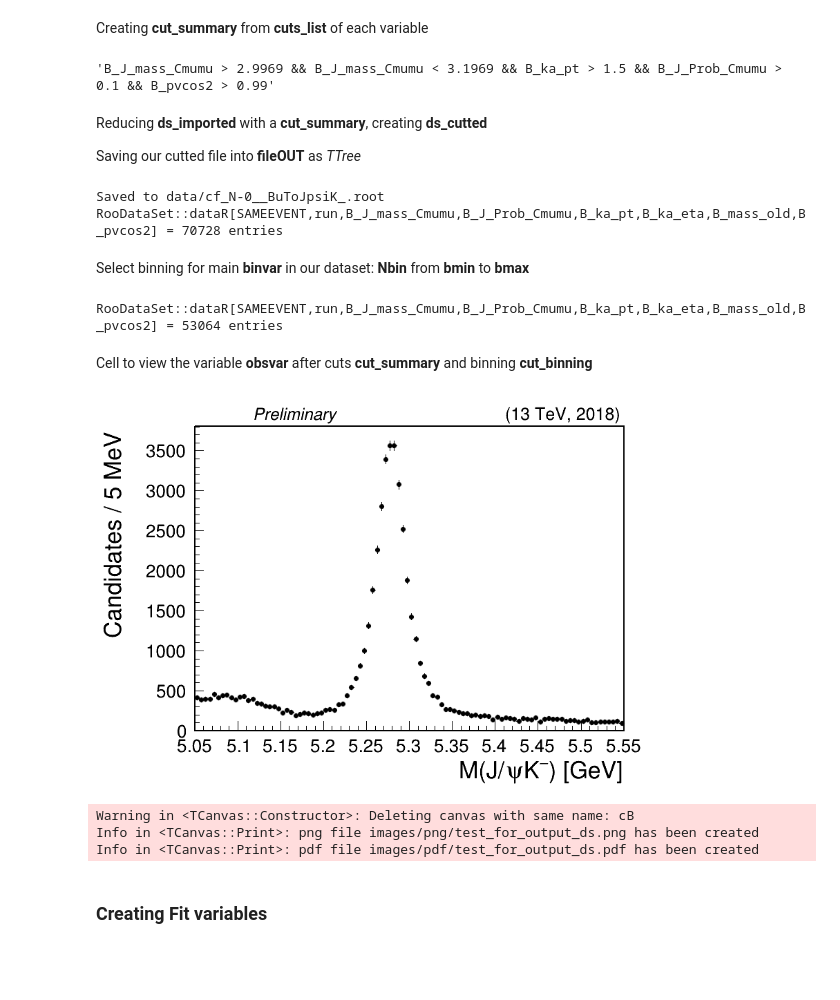
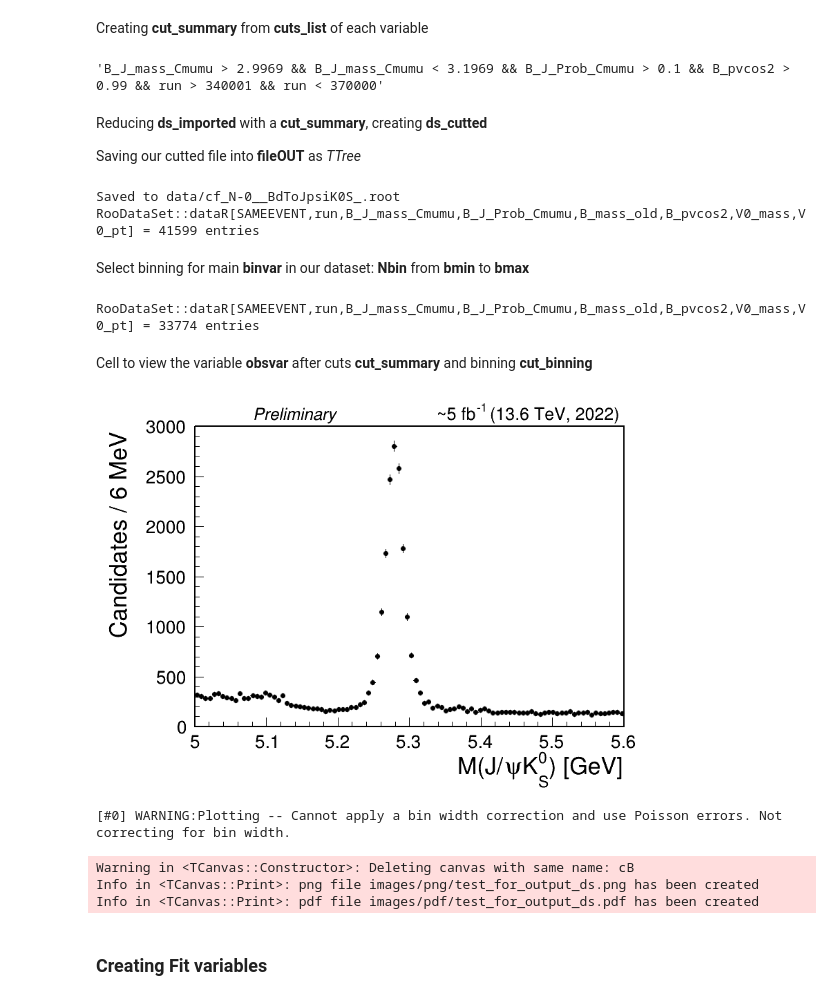
Before and after one commit to Kiarendil/ROOT_notebook, a Jupyter notebook: Analysis.ipynb, the cells around one changed output. Drawn from its saved outputs; the diff is of its cells as text; code cells hidden in the pictures; blank space fills up the shorter version.

```diff
--- a/Analysis.ipynb
+++ b/Analysis.ipynb
@@ -28,7 +30,7 @@ Settings and names for analysis
 
 N = '0'
 path_to_data = 'data/'
-filename = N + '_BuToJpsiK'
+filename = N + '_BdToJpsiK0S'
 
 
 # BELOW:
@@ -66,21 +68,26 @@ Name of vars are to be taken from .root file.
 # __ __ __ __ __ __ __ __ GENERAL STUFF __ __ __ __ __ __ __ __
 #
 SAMEEVENT            = ROOT.RooRealVar('SAMEEVENT'      , 'SAMEEVENT', -0.5, 1.5)
-run                  = ROOT.RooRealVar('run'            ,  'run'     , 100000, 350000)
+run                  = ROOT.RooRealVar('run'            ,  'run'     , 100000, 370000)
 #
 # __ __ __ __ __ __ __ __ PSI VARS __ __ __ __ __ __ __ __
 #
-B_J_mass_Cmumu       = ROOT.RooRealVar('B_J_mass_Cmumu', 'M(#mu^{+} #mu^{#minus}) [GeV]', 2.9, 4              )
-B_J_Prob_Cmumu       = ROOT.RooRealVar('B_J_Prob_Cmumu', 'J/#psi_{vtxprob}'            , 0  , 1               )
+B_J_mass_Cmumu       = ROOT.RooRealVar('B_J_mass_Cmumu', 'M(#mu^{+} #mu^{#minus}) [GeV]', 2.9, 4          )
+B_J_Prob_Cmumu       = ROOT.RooRealVar('B_J_Prob_Cmumu', 'J/#psi_{vtxprob}'            , 0  , 1           )
 #
 # __ __ __ __ __ __ __ __ KAON from B VARS __ __ __ __ __ __ __ __
 #
-B_ka_pt              = ROOT.RooRealVar('B_ka_pt'        , 'p_{T}(K^{#minus}) [GeV]', 0 , 300                 )
-B_ka_eta             = ROOT.RooRealVar('B_ka_eta'       ,  '#eta(K)'               , -3, 3                   )
+B_ka_pt              = ROOT.RooRealVar('B_ka_pt'        , 'p_{T}(K^{#minus}) [GeV]', 0 , 300              )
+B_ka_eta             = ROOT.RooRealVar('B_ka_eta'       ,  '#eta(K)'               , -3, 3                )
+#
+# __ __ __ __ __ __ __ __ V0(K0S) VARS __ __ __ __ __ __ __ __
+#
+V0_mass              = ROOT.RooRealVar('V0_mass'        , 'M(#pi^{+}#pi^{#minus} [GeV]', 0.2 , 0.8        )
+V0_pt                = ROOT.RooRealVar('V0_pt'          , 'p_{T}(K^{0}_{S}'            , 0, 100           )
 #
 # __ __ __ __ __ __ __ __ B_meson VARS __ __ __ __ __ __ __ __
 #
-B_mass_old           = ROOT.RooRealVar('B_mass_old'     , 'M(J/#psiK^{#minus}) [GeV]' , 4.9, 5.7 )
+B_mass_old           = ROOT.RooRealVar('B_mass_old'     , 'M(J/#psiK^{0}_{S}) [GeV]' , 4.9, 5.7 )
 B_pvcos2             = ROOT.RooRealVar('B_pvcos2'  , 'cos (B^{#minus}, PV)'      , -1, 1)
 #
 
@@ -92,9 +99,11 @@ file = ROOT.TFile(path_to_data + filename + '.root')
 
 varset = ROOT.RooArgSet(SAMEEVENT, run, B_J_mass_Cmumu, B_J_Prob_Cmumu, )
 
-varset.add(ROOT.RooArgSet(B_ka_pt, B_ka_eta, ))
+# varset.add(ROOT.RooArgSet(B_ka_pt, B_ka_eta, ))
 
 varset.add(ROOT.RooArgSet(B_mass_old, B_pvcos2, ))
+
+varset.add(ROOT.RooArgSet(V0_mass, V0_pt, ))
 
 
 ds_importedR = ROOT.RooDataSet('dataR', '', file.Get('mytree_Right'), varset)
@@ -113,7 +128,7 @@ cuts_list = []
 cut_jpsi = f'B_J_mass_Cmumu > {v.PDG_JPSI_MASS - 0.1} && B_J_mass_Cmumu < {round(v.PDG_JPSI_MASS + 0.1, 9)}'
 cuts_list.append(cut_jpsi)
 
-cuts_list.append('B_ka_pt > 1.5')
+# cuts_list.append('B_ka_pt > 1.5')
 cuts_list.append('B_J_Prob_Cmumu > 0.1')
 cuts_list.append('B_pvcos2 > 0.99')
 
@@ -123,6 +138,17 @@ cuts_list.append('B_pvcos2 > 0.99')
 ## ADD YOUR OWN CUTS HERE
 
 
+
+##
+y16, y17, y18 = 0, 0, 0
+y22 = 1
+
+cut_year, lumi, period = v.get_yaer(y16, y17, y18, y22)
+cuts_list.append(cut_year)
+# CMS_style.lumi_13TeV = str(lumi) + ' fb^{-1}'
+# CMS_style.lumi_136TeV = str(lumi) + ' fb^{-1}'
+
+
 # Create final set of cuts
 
 cut_summary = cuts_list[0]
@@ -131,7 +157,7 @@ for a_cut in cuts_list[1:]:
     cut_summary += ' && ' + a_cut
 cut_summary
 # %% [output]
-'B_J_mass_Cmumu > 2.9969 && B_J_mass_Cmumu < 3.1969 && B_ka_pt > 1.5 && B_J_Prob_Cmumu > 0.1 && B_pvcos2 > 0.99'
+'B_J_mass_Cmumu > 2.9969 && B_J_mass_Cmumu < 3.1969 && B_J_Prob_Cmumu > 0.1 && B_pvcos2 > 0.99 && run > 340001 && run < 370000'
 # %% [markdown]
 Reducing **ds_imported** with a **cut_summary**, creating **ds_cutted**
 
@@ -148,8 +174,8 @@ fileOUT.Close()
 
 print(f'Saved to data/cf_{number}_{name}_.root')
 # %% [output]
-Saved to data/cf_N-0__BuToJpsiK_.root
-RooDataSet::dataR[SAMEEVENT,run,B_J_mass_Cmumu,B_J_Prob_Cmumu,B_ka_pt,B_ka_eta,B_mass_old,B_pvcos2] = 70728 entries
+Saved to data/cf_N-0__BdToJpsiK0S_.root
+RooDataSet::dataR[SAMEEVENT,run,B_J_mass_Cmumu,B_J_Prob_Cmumu,B_mass_old,B_pvcos2,V0_mass,V0_pt] = 41599 entries
 # %% [markdown]
 Select binning for main **binvar** in our dataset: **Nbin** from **bmin** to **bmax**
 # %%
@@ -157,8 +183,8 @@ ROOT.RooMsgService.instance().setGlobalKillBelow(ROOT.RooFit.WARNING)
 
 binvar = B_mass_old
 
-bmin = 5.05
-bmax = 5.55
+bmin = 5.0
+bmax = 5.6
 
 Nbin = 100
 
@@ -172,7 +198,7 @@ dsR.Print()
 
 ROOT.RooMsgService.instance().setGlobalKillBelow(ROOT.RooFit.INFO)
 # %% [output]
-RooDataSet::dataR[SAMEEVENT,run,B_J_mass_Cmumu,B_J_Prob_Cmumu,B_ka_pt,B_ka_eta,B_mass_old,B_pvcos2] = 53064 entries
+RooDataSet::dataR[SAMEEVENT,run,B_J_mass_Cmumu,B_J_Prob_Cmumu,B_mass_old,B_pvcos2,V0_mass,V0_pt] = 33774 entries
 # %% [markdown]
 Cell to view the variable **obsvar** after cuts **cut_summary** and binning **cut_binning**
 # %%
@@ -203,45 +229,46 @@ if CMS_picture == True:
 _MYW = 800
 _MYH = 600
 _MYT = 0.08 * _MYH
-_MYB = 0.15 * _MYH
+_MYB = 0.16 * _MYH
 _MYL = 0.18 * _MYW
 _MYR = 0.04 * _MYW
 
 cB = ROOT.TCanvas("cB","cB",_MYW,_MYH)
 
 cB.SetLeftMargin( _MYL/_MYW )
 cB.SetRightMargin( _MYR/_MYW )
 cB.SetTopMargin( _MYT/_MYH )
 cB.SetBottomMargin( _MYB/_MYH )
 cB.SetTickx(0)
 cB.SetTicky(0)
 
-bufram.GetXaxis().SetTitleOffset(1.0)
-bufram.GetYaxis().SetTitleOffset(1.45)
+bufram.GetXaxis().SetTitleOffset(1.05)
+bufram.GetYaxis().SetTitleOffset(1.35)
 bufram.SetYTitle(f'Candidates / {ff}')
 
 ####
 ####
 
 # Plot Dataset
 dsR.plotOn(bufram, ROOT.RooFit.MarkerSize(0.8), ROOT.RooFit.Name('data'),
           )
 
 bufram.Draw()
 
 ## CMS Image settings
 if CMS_picture == True:
     CMS_style.CMS_lumi( cB, 0 if isMC == 1 else period, 0 ); ## 2nd argument = 0 for MC
     cB.Update(); cB.RedrawAxis(); # cB.GetFrame().Draw();
 
 cB.SaveAs(f'images/png/{picname}.png')
 cB.SaveAs(f'images/pdf/{picname}.pdf')
 display(Image(filename = f'images/png/{picname}.png', retina = False, width = 550))
 # %% [output]
-[figure, old version]
+[figure, new version]
-Warning in <TCanvas::Constructor>: Deleting canvas with same name: cB
-Info in <TCanvas::Print>: png file images/png/test_for_output_ds.png has been created
-Info in <TCanvas::Print>: pdf file images/pdf/test_for_output_ds.pdf has been created
+[#0] WARNING:Plotting -- Cannot apply a bin width correction and use Poisson errors. Not correcting for bin width.
+Warning in <TCanvas::Constructor>: Deleting canvas with same name: cB
+Info in <TCanvas::Print>: png file images/png/test_for_output_ds.png has been created
+Info in <TCanvas::Print>: pdf file images/pdf/test_for_output_ds.pdf has been created
 # %% [markdown]
 ### Creating Fit variables
 # %%
```
Also changed, not shown: parts of 6 cells of this notebook, 6 other files.
